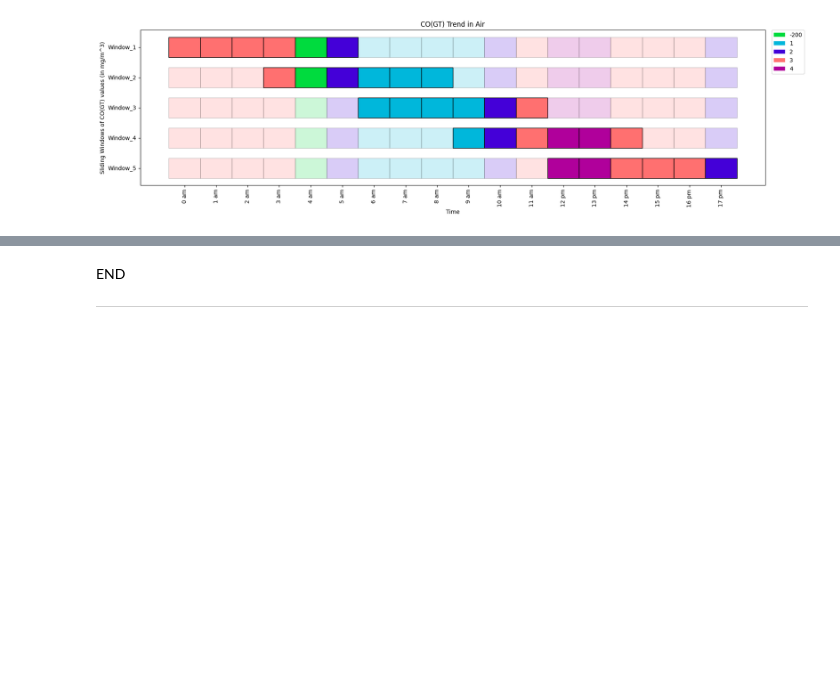
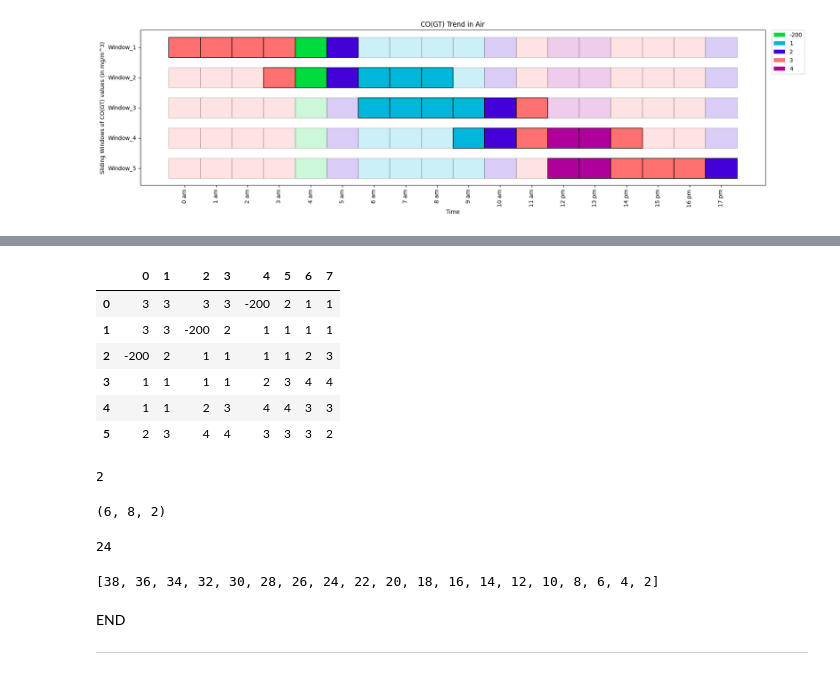
Before and after one commit to BodduSriPavan-111/kitikiplot, a Jupyter notebook: examples/Air_Quality.ipynb, the cells around one changed output, grey strips where cells are left out. Saved outputs shown, nothing was run; the diff lists cells and outputs as text; code cells hidden in the pictures; blank space fills up the shorter version.

```diff
--- a/examples/Air_Quality.ipynb
+++ b/examples/Air_Quality.ipynb
@@ -196,3 +277,41 @@ np.concatenate( (l[0], l[1:l.shape[0], (-1):].flatten()) ).shape[0]
+# %%
+ktk.data
+# %% [output]
+|  | 0 | 1 | 2 | 3 | 4 | 5 | 6 | 7 |
+| 0 | 3 | 3 | 3 | 3 | -200 | 2 | 1 | 1 |
+| 1 | 3 | 3 | -200 | 2 | 1 | 1 | 1 | 1 |
+| 2 | -200 | 2 | 1 | 1 | 1 | 1 | 2 | 3 |
+| 3 | 1 | 1 | 1 | 1 | 2 | 3 | 4 | 4 |
+| 4 | 1 | 1 | 2 | 3 | 4 | 4 | 3 | 3 |
+| 5 | 2 | 3 | 4 | 4 | 3 | 3 | 3 | 2 |
+# %%
+cell_width= 2
+ktk.stride
+# %% [output]
+2
+# %%
+# 0 0 3.0 38.0
+# 0 1 3.0 36.0
+# 0 2 3.0 34.0
+# 0 3 3.0 32.0
+# 0 4 3.0 30.0
+# 0 5 3.0 28.0
+# 0 6 3.0 26.0
+# 0 7 3.0 24.0
+
+cell_height= 2
+
+ktk.rows, ktk.cols, ktk.stride
+# %% [output]
+(6, 8, 2)
+# %%
+ktk.rows*ktk.stride*cell_height
+# %% [output]
+24
+# %%
+[cell_height*(ktk.cols-i-1)+ ktk.rows*ktk.stride*cell_height for i in range(ktk.stride*ktk.rows+ktk.cols - 1)]
+# %% [output]
+[38, 36, 34, 32, 30, 28, 26, 24, 22, 20, 18, 16, 14, 12, 10, 8, 6, 4, 2]
 # %% [markdown]
 END
 ____
```
Also changed, not shown: parts of 3 cells of this notebook, 2 other files.
